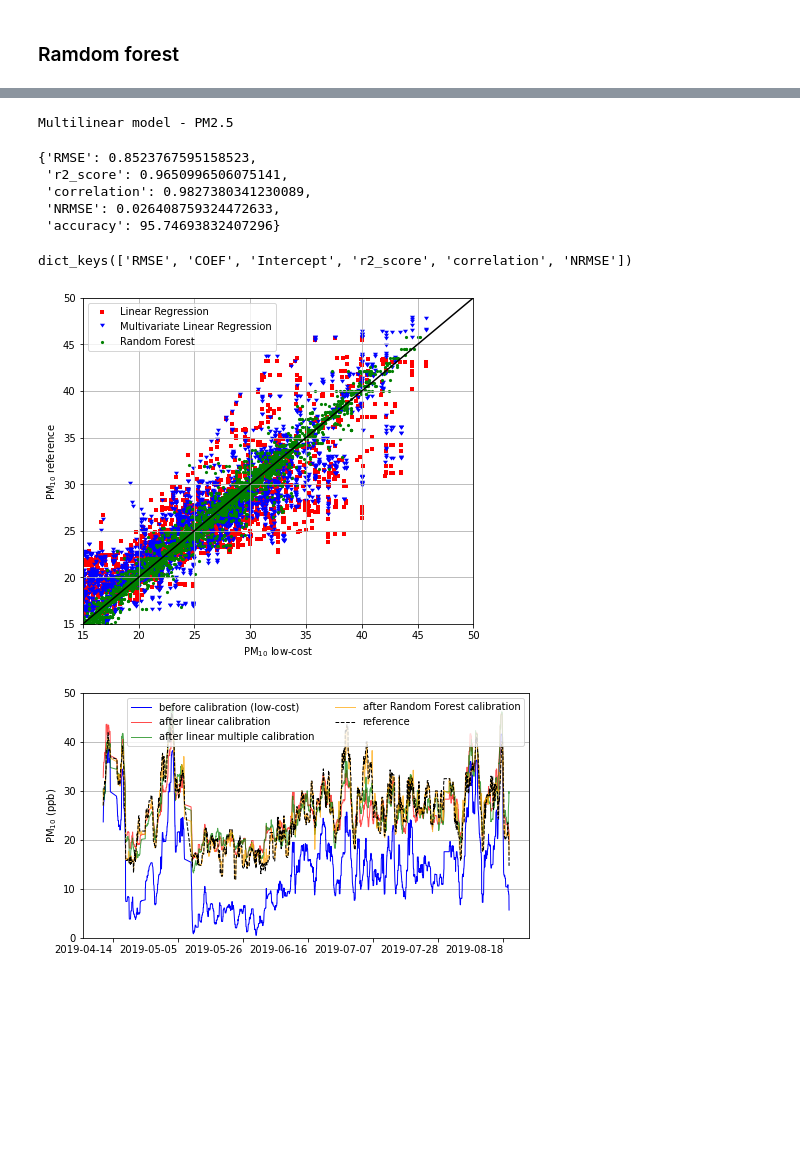
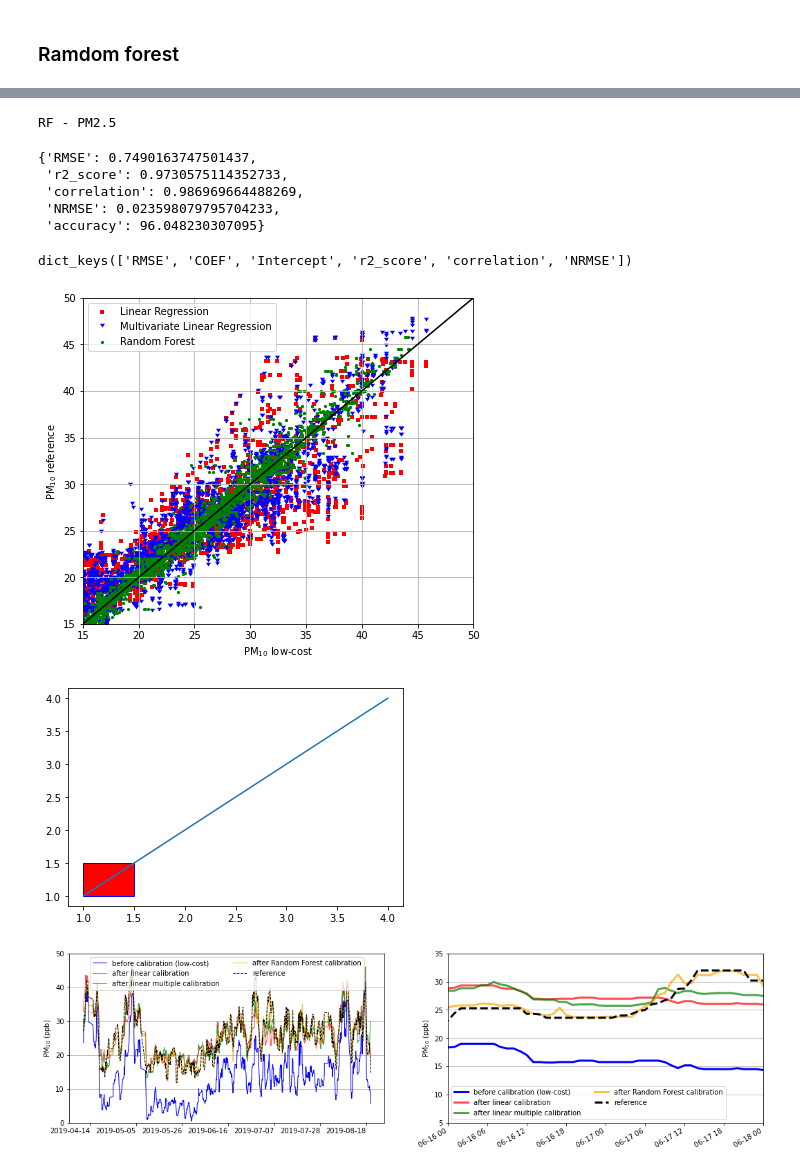
Before and after one commit to MakeSens-Data/Bga_particles_counter_lowcost, a Jupyter notebook: articulo/analisis.ipynb, the cells around one changed output, grey strips where cells are left out. Drawn from its saved outputs; the diff is of its cells as text; code cells hidden in the pictures; blank space fills up the shorter version.

Commit message:
Se agregaron unos ajustes en las visualizaciones

```diff
--- a/articulo/analisis.ipynb
+++ b/articulo/analisis.ipynb
@@ -235,6 +247,6 @@ Linear model - PM25
 # %%
-MLR_pm10 = linear_calibration_model(data[['pm10_a','t','p','h']],data['PM10'])
-MLR_pm25 = linear_calibration_model(data[['pm25_a','t','p','h']],data['PM2.5'])
+MLR_pm10 = linear_calibration_model(data[['pm10_a','t','p','h', 'R_Solar']],data['PM10'])
+MLR_pm25 = linear_calibration_model(data[['pm25_a','t','p','h','R_Solar']],data['PM2.5'])
 # %%
 print('Multilinear model - PM10')
 MLR_pm10
@@ -261,6 +273,6 @@ Multilinear model - PM2.5
 ### Ramdom forest
 # %%
 # PM10
-pm10_rf, RF_pm10 = random_forest_calibration( data[['pm10_a','t','p','h']], data['PM10'])
+pm10_rf, RF_pm10 = random_forest_calibration( data[['pm10_a','t','p','h','R_Solar']], data['PM10'])
 # PM2.5
-pm25_rf, RF_pm25 = random_forest_calibration( data[['pm25_a','t','p','h']], data['PM2.5'])
+pm25_rf, RF_pm25 = random_forest_calibration( data[['pm25_a','t','p','h','R_Solar']], data['PM2.5'])
@@ -277,13 +292,13 @@ Multilinear model - PM10
 # %%
-print('Multilinear model - PM2.5')
+print('RF - PM2.5')
 RF_pm25
 # %% [output]
-Multilinear model - PM2.5
+RF - PM2.5
-{'RMSE': 0.8523767595158523,
- 'r2_score': 0.9650996506075141,
- 'correlation': 0.9827380341230089,
- 'NRMSE': 0.026408759324472633,
- 'accuracy': 95.74693832407296}
+{'RMSE': 0.7490163747501437,
+ 'r2_score': 0.9730575114352733,
+ 'correlation': 0.986969664488269,
+ 'NRMSE': 0.023598079795704233,
+ 'accuracy': 96.048230307095}
 # %%
 LR_pm10.keys()
 # %% [output]
@@ -309,26 +324,69 @@ plt.legend()
 #plt.savefig("pm10_normal_method.pdf",bbox_inches='tight',pad_inches=0)
 plt.show()
 # %% [output]
-[figure, old version]
+[figure, new version]
+# %%
+import matplotlib.pyplot as plt
+import matplotlib.patches as patches
+
+fig, ax = plt.subplots()
+
+ax.plot([1,4],[1,4])
+
+ax.add_patch(
+     patches.Rectangle(
+        (1, 1),
+        0.5,
+        0.5,
+        edgecolor = 'blue',
+        facecolor = 'red',
+        fill=True
+     ) )
+
+plt.show()
+# %% [output]
+[figure, added]
 # %%
-plt.figure(figsize=(8,5))
+import matplotlib.patches as  patches
+plt.figure(figsize=(18,5))
+plt.subplot(1,2,1)
 data["pm10_a"].plot(label="before calibration (low-cost)",lw=1,c='b')
 
 plt.plot(data.index,data["pm10_a"]*LR_pm10['COEF'][0] + LR_pm10['Intercept'],
          label='after linear calibration',lw=1,c='r',linestyle='-',alpha=0.7)
 plt.plot(data.index,data["pm10_a"]*MLR_pm10['COEF'][0]+
             data["t"]*MLR_pm10['COEF'][1]+
             data["p"]*MLR_pm10['COEF'][2]+
             data["h"]*MLR_pm10['COEF'][3]+
             MLR_pm10['Intercept'],label='after linear multiple calibration',lw=1,c='g',linestyle='-',alpha=0.7)
 plt.plot(data.index,pm10_rf,label='after Random Forest calibration',lw=1,c='orange',linestyle='-',alpha=0.7)
+patches.Rectangle((20,20), 100 , 150 , edgecolor = 'r', linewidth = 2 )
 data["PM10"].plot(label="reference",lw=1,c='k',linestyle='--')
 plt.ylim(0,50)
 plt.legend(ncol=2)
 plt.ylabel("PM$_{10}$ (ppb)")
 plt.grid(axis='y')
 plt.xticks(pd.date_range(start=data.index.min(), end = data.index.max(), freq='3W'),rotation=0)
+
+plt.subplot(1,2,2)
+data["pm10_a"].plot(label="before calibration (low-cost)",lw=3,c='b')
+
+plt.plot(data.index,data["pm10_a"]*LR_pm10['COEF'][0] + LR_pm10['Intercept'],
+         label='after linear calibration',lw=3,c='r',linestyle='-',alpha=0.7)
+plt.plot(data.index,data["pm10_a"]*MLR_pm10['COEF'][0]+
+            data["t"]*MLR_pm10['COEF'][1]+
+            data["p"]*MLR_pm10['COEF'][2]+
+            data["h"]*MLR_pm10['COEF'][3]+
+            MLR_pm10['Intercept'],label='after linear multiple calibration',lw=3,c='g',linestyle='-',alpha=0.7)
+plt.plot(data.index,pm10_rf,label='after Random Forest calibration',lw=3,c='orange',linestyle='-',alpha=0.7)
+data["PM10"].plot(label="reference",lw=3,c='k',linestyle='--')
+plt.ylim(5,35)
+plt.xlim('2019-06-16','2019-06-18')
+plt.legend(ncol=2)
+plt.ylabel("PM$_{10}$ (ppb)")
+plt.grid(axis='y')
+#plt.xticks(pd.date_range(start=data.index.min(), end = data.index.max(), freq='3W'),rotation=0)
 #plt.savefig("pm10_normal_allcalib.pdf",bbox_inches='tight',pad_inches=0)
 plt.show()
 # %% [output]
-[figure, old version]
+[figure, new version]
```
Also changed, not shown: parts of 11 cells of this notebook, 4 other files.
